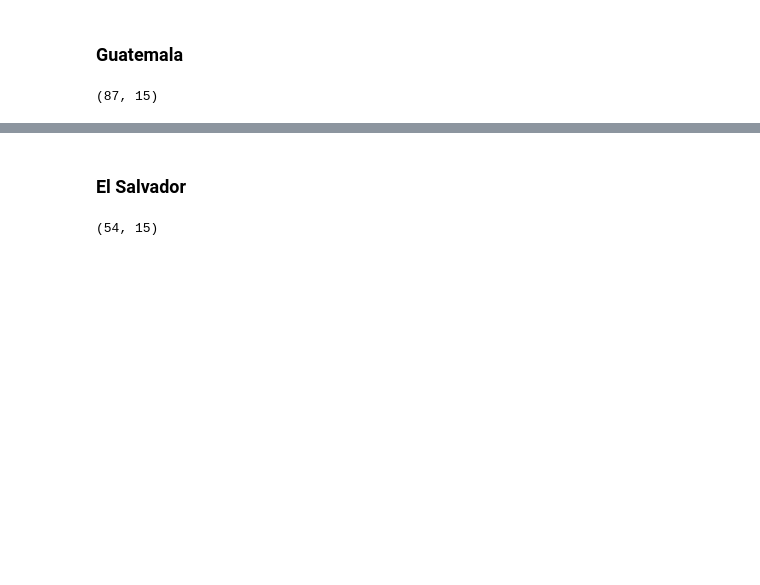
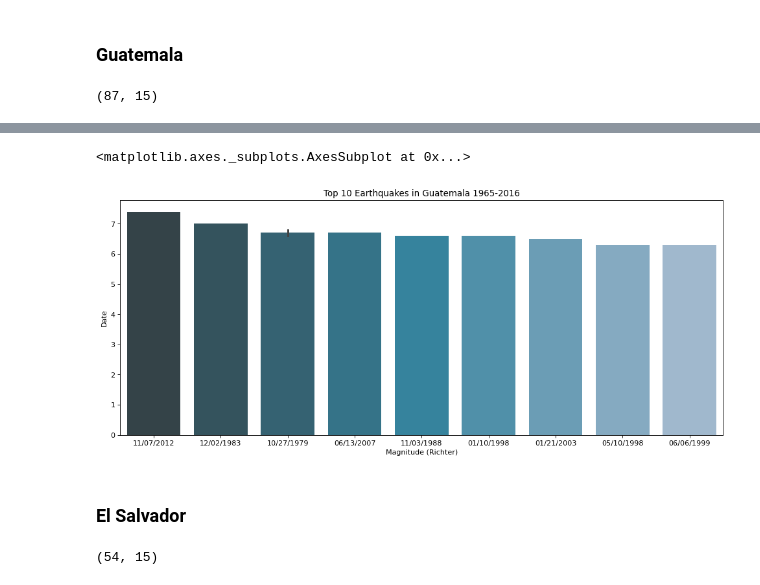
Before and after one commit to sotus30/Earthquakes_Central_America, a Jupyter notebook: Data Exploration 2.ipynb, the cells around one changed output, grey strips where cells are left out. Drawn from its saved outputs; the diff is of its cells as text; code cells hidden in the pictures; blank space fills up the shorter version.

```diff
--- a/Data Exploration 2.ipynb
+++ b/Data Exploration 2.ipynb
@@ -290,5 +290,5 @@ dtype: int64
 # %% [markdown]
 <h2> Selecting only earthquakes in Central America
 # %%
-index_names = df_eq1[(df_eq1['Latitude'] >= 7) & (df_eq1['Latitude'] <= 16.5) & (df_eq1['Longitude'] <= -80) & (df_eq1['Longitude'] >= -92 )].index
+index_namesCA = df_eq1[(df_eq1['Latitude'] >= 7) & (df_eq1['Latitude'] <= 16.5) & (df_eq1['Longitude'] <= -80) & (df_eq1['Longitude'] >= -92 )].index
 # %%
@@ -296,7 +296,7 @@ index_names.shape
 # %% [output]
 (389,)
 # %%
-df_CA1 = df_eq1.loc[index_names]
+df_CA1 = df_eq1.loc[index_namesCA]
 # %%
 df_CA1.head()
 # %% [output]
@@ -500,9 +500,9 @@ CAmap
 # %% [markdown]
 <h3> Guatemala
 # %%
-index_names2 = df_CA1[(df_CA1['Latitude'] >= 13.4) & (df_CA1['Latitude'] <= 16) & (df_CA1['Longitude'] <= -90) & (df_CA1['Longitude'] >= -92.5)].index
+index_namesGUA = df_CA1[(df_CA1['Latitude'] >= 13.4) & (df_CA1['Latitude'] <= 16) & (df_CA1['Longitude'] <= -90) & (df_CA1['Longitude'] >= -92.5)].index
 
-df_GUA = df_CA1.loc[index_names2]
+df_GUA = df_CA1.loc[index_namesGUA]
 # %%
 df_GUA.shape
 # %% [output]
@@ -520,6 +520,20 @@ for point in range(0, len(locationlistGUA)):
 map_GUA
 # %% [output]
 [interactive output not drawn]
+# %%
+GUA_top10 = df_GUA.nlargest(10, 'Magnitude')
+y= GUA_top10['Magnitude'].values
+
+figure(num=None, figsize=(15, 6), dpi=80, facecolor='w', edgecolor='k')
+
+plt.title('Top 10 Earthquakes in Guatemala 1965-2016')
+plt.xlabel('Magnitude (Richter)')
+plt.ylabel('Date')
+
+sns.barplot(GUA_top10['Date'].values, GUA_top10['Magnitude'].values, palette='PuBuGn_d')
+# %% [output]
+<matplotlib.axes._subplots.AxesSubplot at 0x...>
+[figure, added]
 # %% [markdown]
 <h3> El Salvador
 # %%
```
Also changed, not shown: parts of 21 cells of this notebook.
